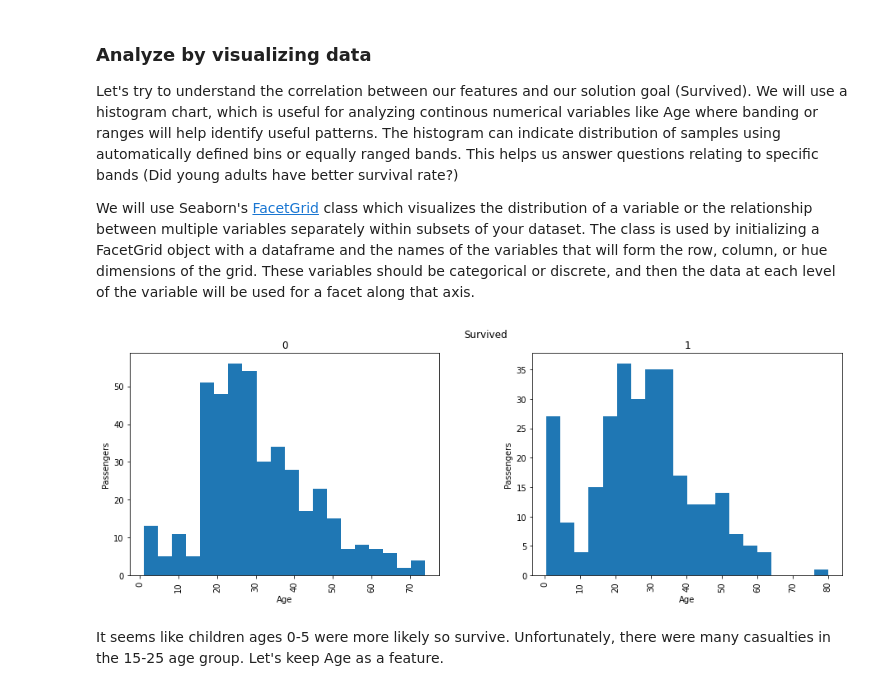
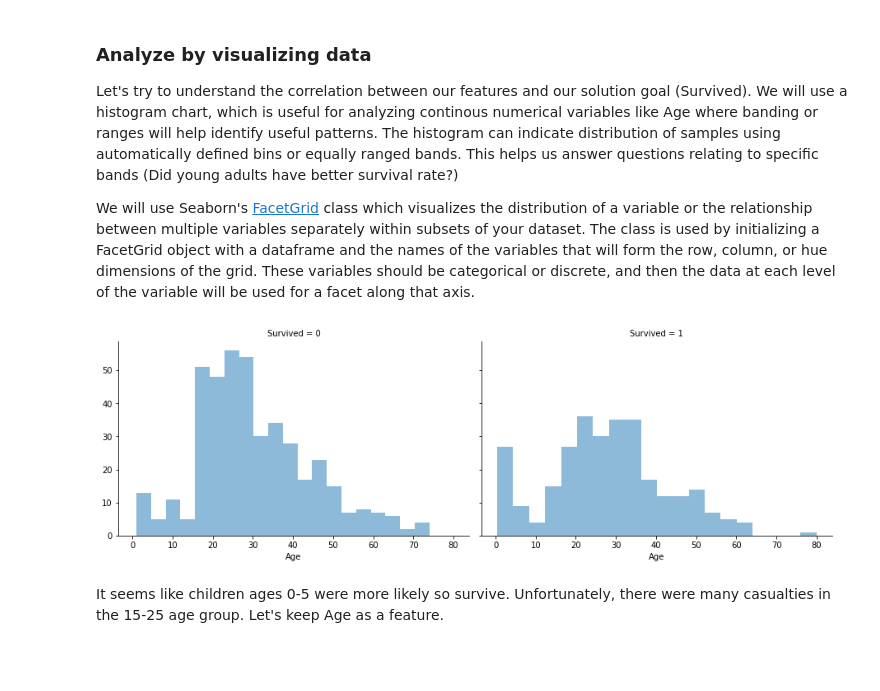
Before and after one commit to marabian/predicting-titanic-survival, a Jupyter notebook: titanic-survival.ipynb, the cells around one changed output. Cells and saved outputs as stored; diff of their text form; code cells hidden in the pictures; blank space fills up the shorter version.

```diff
--- a/titanic-survival.ipynb
+++ b/titanic-survival.ipynb
@@ -205,16 +226,12 @@ Let's try to understand the correlation between our features and our solution go
 
 We will use Seaborn's [FacetGrid](https://seaborn.pydata.org/tutorial/axis_grids.html) class which visualizes the distribution of a variable or the relationship between multiple variables separately within subsets of your dataset.
 The class is used by initializing a FacetGrid object with a dataframe and the names of the variables that will form the row, column, or hue dimensions of the grid. These variables should be categorical or discrete, and then the data at each level of the variable will be used for a facet along that axis.
-# %%
-# plot histogam of  continuous, quantitative variable Age for each Survived category
-hist = train_df.hist(bins=20, column="Age",  by="Survived", figsize=(15,5))
-
-plt.suptitle("Survived")
-for ax in hist.flatten():
-  ax.set_xlabel("Age")
-  ax.set_ylabel("Passengers")
-# %% [output]
-[figure, removed]
+# %%
+grid = sns.FacetGrid(train_df, col='Survived',  height=4.2, aspect=1.5)
+grid.map(plt.hist, 'Age', alpha=.5, bins=20)
+grid.add_legend();
+# %% [output]
+[figure, added]
 # %% [markdown]
 It seems like children ages 0-5 were more likely so survive. Unfortunately, there were many casualties in the 15-25 age group. Let's keep Age as a feature.
 # %%
```
Also changed, not shown: parts of 34 cells of this notebook.
